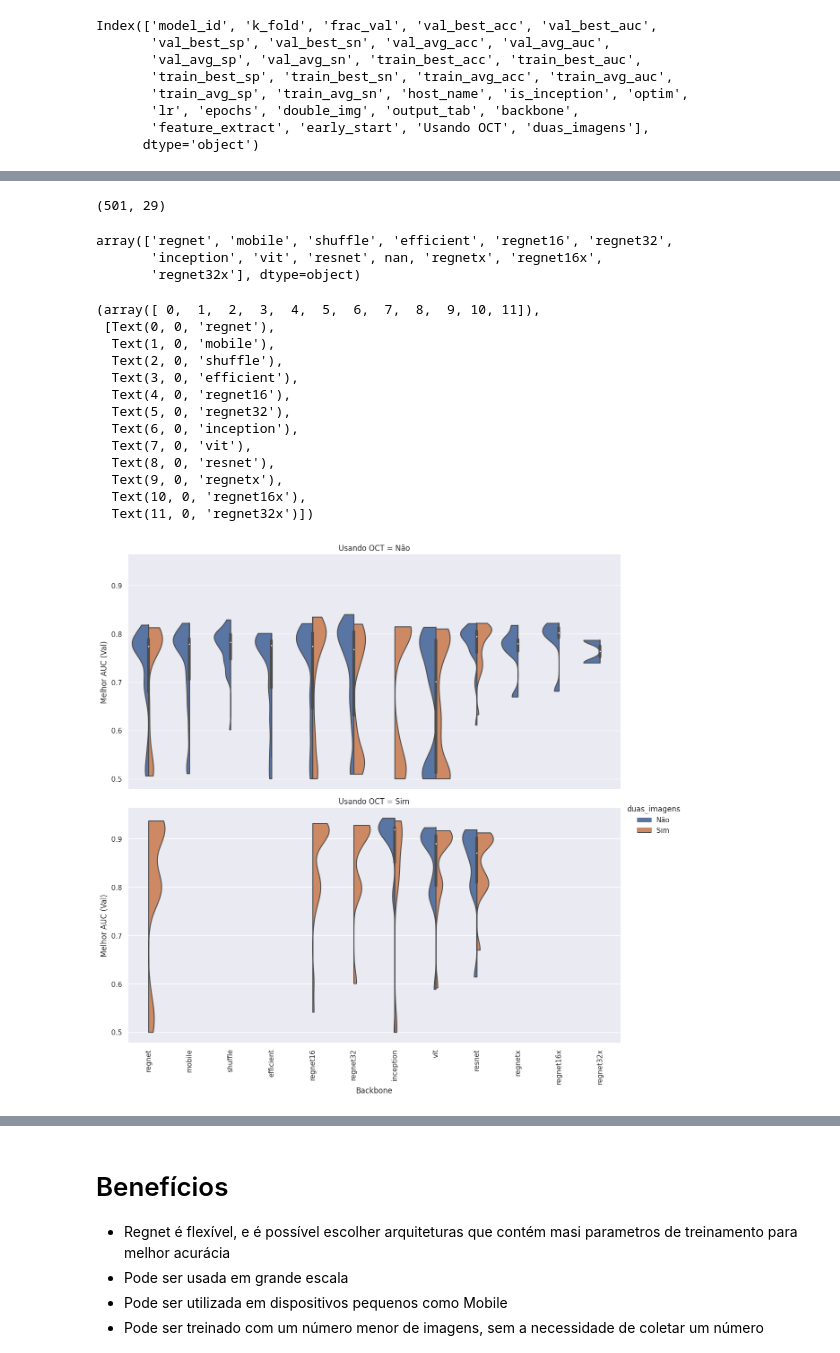
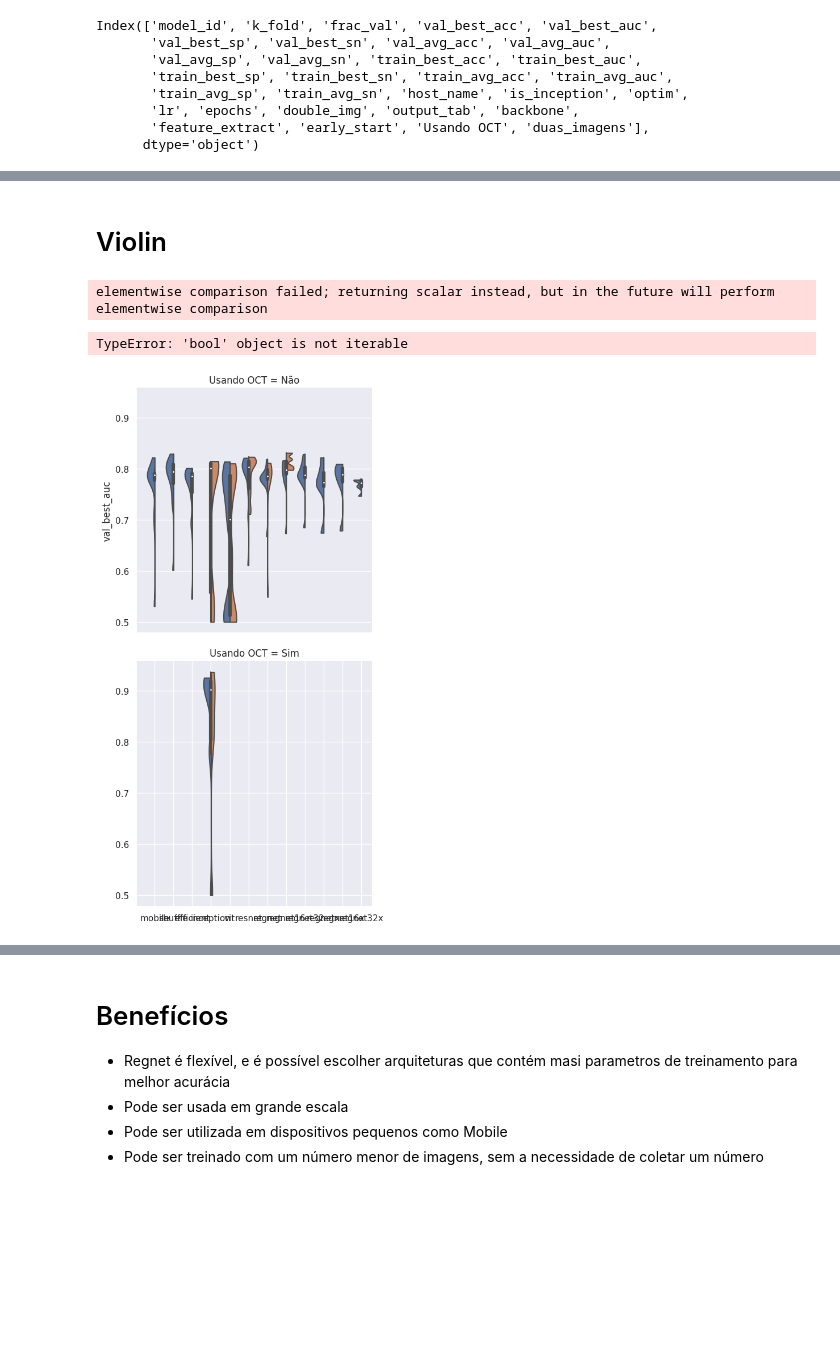
Before and after one commit to FelipeMarcelino/glaucoma, a Jupyter notebook: notebooks/results_v2.ipynb, the cells around one changed output, grey strips where cells are left out. Cells and saved outputs as stored; diff of their text form; code cells hidden in the pictures; blank space fills up the shorter version.

```diff
--- a/notebooks/results_v2.ipynb
+++ b/notebooks/results_v2.ipynb
@@ -10,0 +46,2 @@ pd.options.display.max_rows = 999
+# %%
+summary = summary.drop_duplicates(subset=['k_fold','frac_val','is_inception', 'optim', 'lr', 'epochs', 'double_img', 'output_tab', 'backbone', 'feature_extract', 'early_start'])
@@ -40,4 +80,0 @@ tmp_summary = summary[summary['backbone'].str.contains("mobile|shuffle|efficient
-# %%
-tmp_summary.shape
-# %% [output]
-(501, 29)
@@ -46,31 +81,14 @@ tmp_summary.to_csv("tmp_summary.csv",index=False)
-# %%
-summary["backbone"].unique()
-# %% [output]
-array(['regnet', 'mobile', 'shuffle', 'efficient', 'regnet16', 'regnet32',
-       'inception', 'vit', 'resnet', nan, 'regnetx', 'regnet16x',
-       'regnet32x'], dtype=object)
+# %% [markdown]
+# Violin
 # %%
 
 g = sns.catplot(
-    data=summary, x="backbone", y="val_best_auc", hue=double_img,row=oct_presence,
-    kind="violin", bw=.25, cut=0, split=True,aspect=2,height=6,
-)
-
+    data=summary, x="backbone", y="val_best_auc",hue=double_img,row=oct_presence,
+    kind="violin", bw=.25, cut=0,split=True)
 g.set_ylabels("Melhor AUC (Val)", fontsize=12) # not set_label
 g.set_xlabels("Backbone", fontsize=12) # not set_label
 pyplot.xticks(rotation=90)
 # %% [output]
-(array([ 0,  1,  2,  3,  4,  5,  6,  7,  8,  9, 10, 11]),
- [Text(0, 0, 'regnet'),
-  Text(1, 0, 'mobile'),
-  Text(2, 0, 'shuffle'),
-  Text(3, 0, 'efficient'),
-  Text(4, 0, 'regnet16'),
-  Text(5, 0, 'regnet32'),
-  Text(6, 0, 'inception'),
-  Text(7, 0, 'vit'),
-  Text(8, 0, 'resnet'),
-  Text(9, 0, 'regnetx'),
-  Text(10, 0, 'regnet16x'),
-  Text(11, 0, 'regnet32x')])
+elementwise comparison failed; returning scalar instead, but in the future will perform elementwise comparison
+TypeError: 'bool' object is not iterable
-[figure, old version]
+[figure, new version]
```
Also changed, not shown: parts of 78 cells of this notebook, 6 other files.
